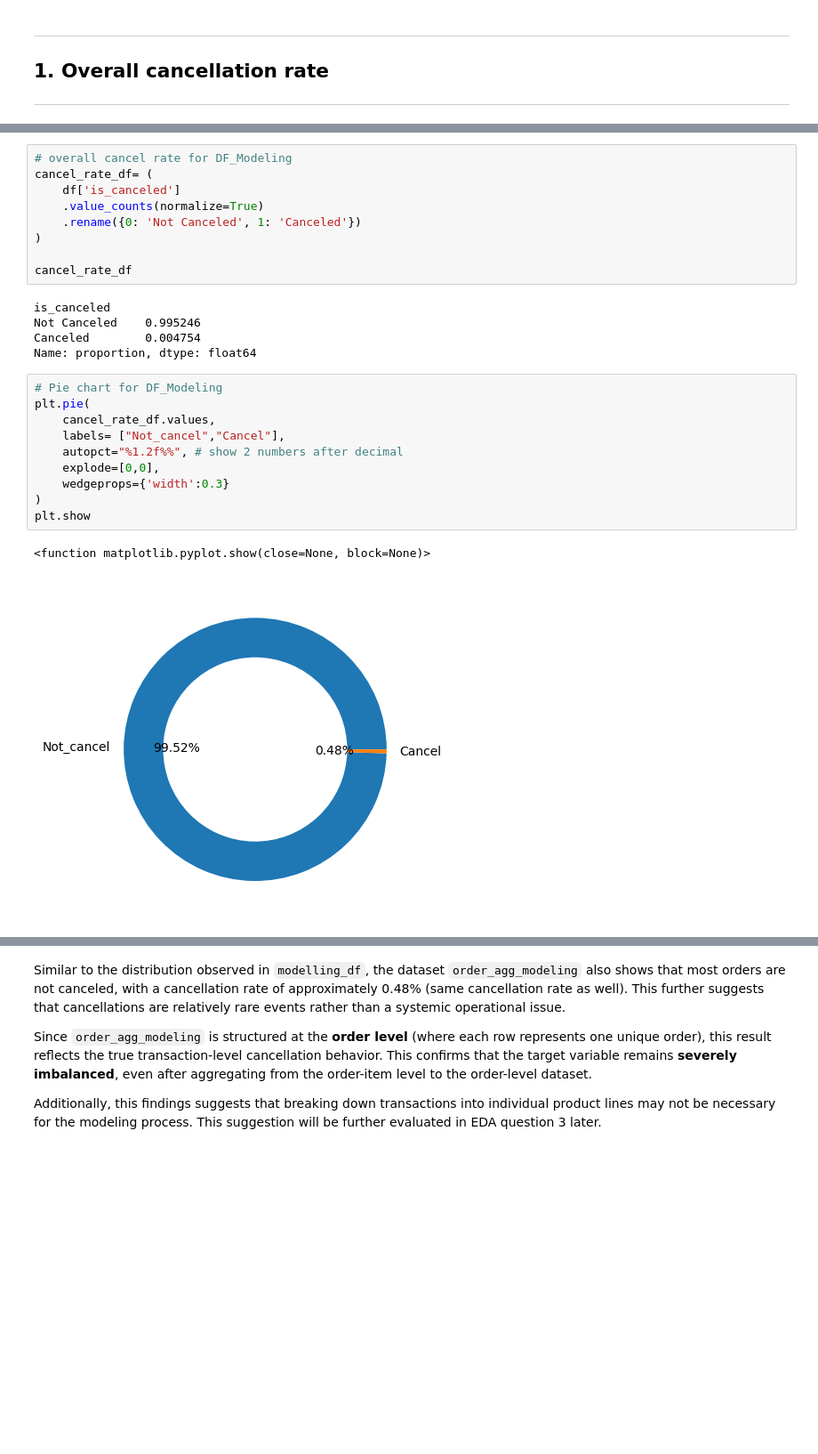
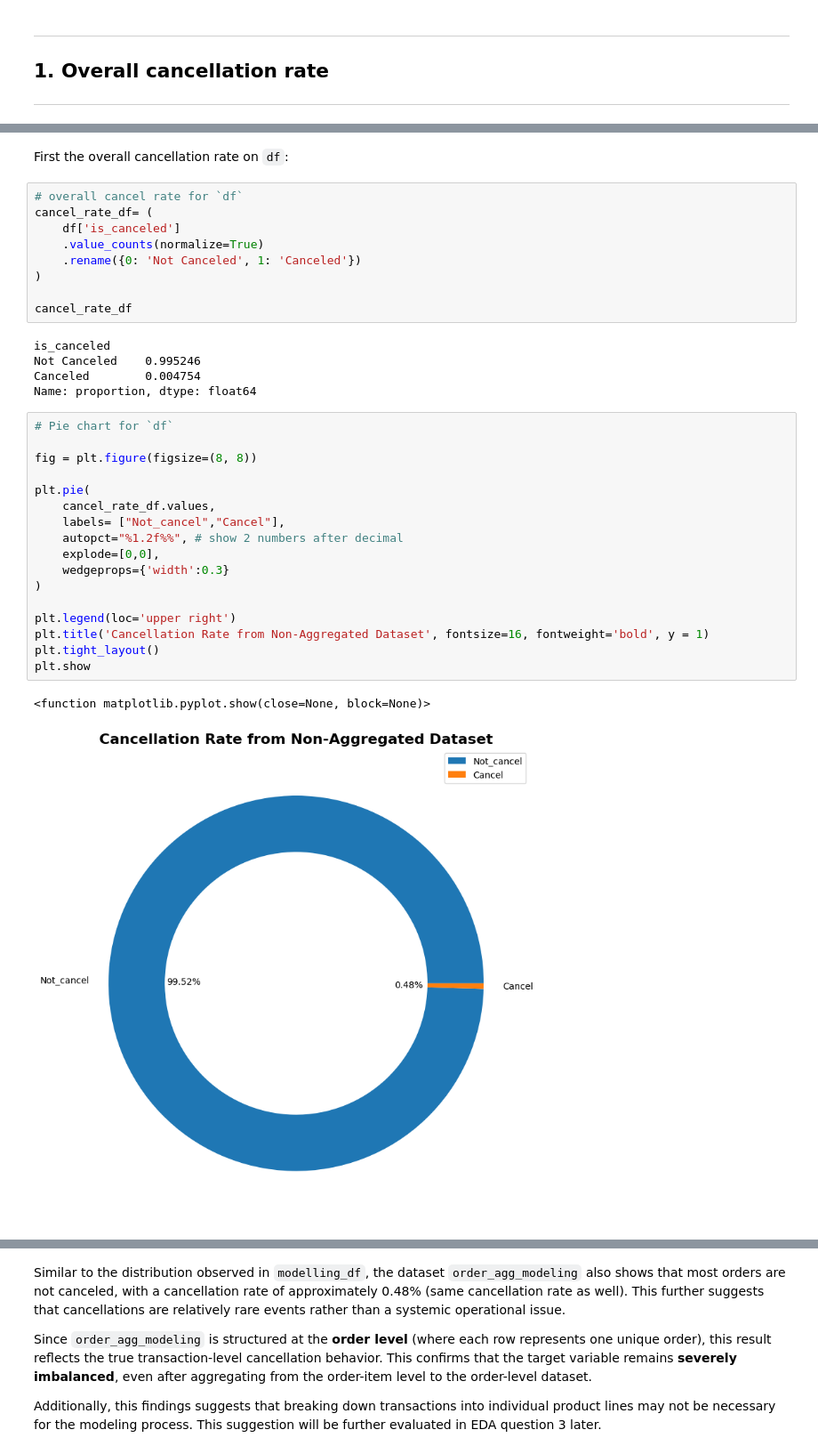
Before and after one commit to FTDS-assignment-bay/p2-final-project-ftds-051-rmt-group-001, a Jupyter notebook: EDA/EDA ver_1.ipynb, the cells around one changed output, grey strips where cells are left out. Shown at 89% size. Drawn from its saved outputs; the diff is of its cells as text; blank space fills up the shorter version.

```diff
--- a/EDA/EDA ver_1.ipynb
+++ b/EDA/EDA ver_1.ipynb
@@ -536,5 +654,7 @@ All of the questions:
+# %% [markdown]
+First the overall cancellation rate on `df`:
 # %%
-# overall cancel rate for DF_Modeling
+# overall cancel rate for `df`
 cancel_rate_df= (
     df['is_canceled']
     .value_counts(normalize=True)
@@ -548,18 +668,25 @@ Not Canceled    0.995246
 Canceled        0.004754
 Name: proportion, dtype: float64
 # %%
-# Pie chart for DF_Modeling
+# Pie chart for `df`
+
+fig = plt.figure(figsize=(8, 8))
+
 plt.pie(
     cancel_rate_df.values,
     labels= ["Not_cancel","Cancel"],
     autopct="%1.2f%%", # show 2 numbers after decimal
     explode=[0,0],
     wedgeprops={'width':0.3}
 )
+
+plt.legend(loc='upper right')
+plt.title('Cancellation Rate from Non-Aggregated Dataset', fontsize=16, fontweight='bold', y = 1)
+plt.tight_layout()
 plt.show
 # %% [output]
 <function matplotlib.pyplot.show(close=None, block=None)>
-[figure, old version]
+[figure, new version]
 # %% [markdown]
 This distribution from dataset `modelling_df` shows that most orders are not canceled, with a very low cancellation rate of around 0.48% of total transactions. This indicates that cancellations are not a systemic issue, but rather a relatively rare occurrence likely triggered by certain conditions or factors, such as payment methods, specific customer behavior, or particular transaction situations.
 
```
Also changed, not shown: parts of 52 cells of this notebook.
